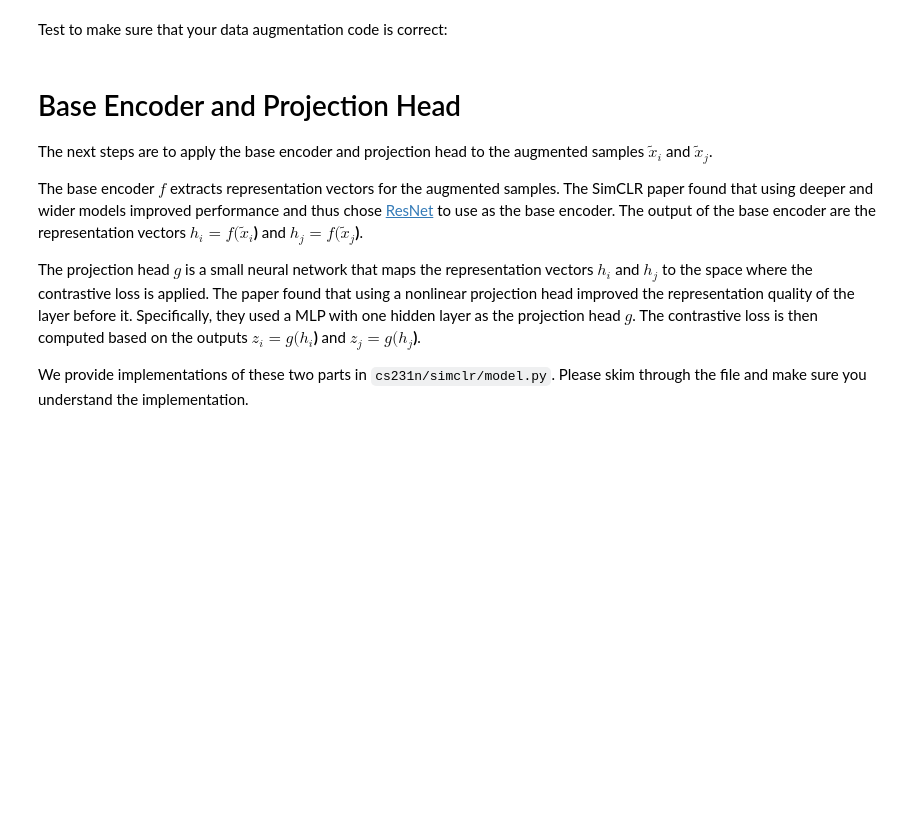
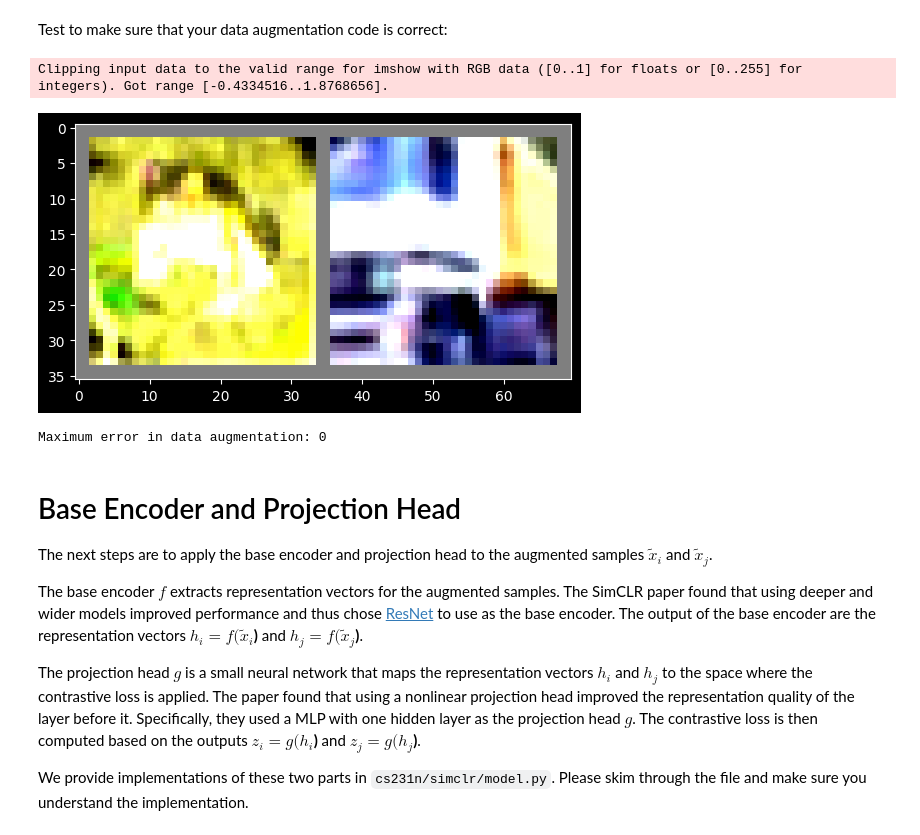
Before and after one commit to LiAuTraver/cs231n, a Jupyter notebook: assignment3/Self_Supervised_Learning.ipynb, the cells around one changed output. Cells and saved outputs as stored; diff of their text form; code cells hidden in the pictures; blank space fills up the shorter version.

```diff
--- a/assignment3/Self_Supervised_Learning.ipynb
+++ b/assignment3/Self_Supervised_Learning.ipynb
@@ -109,27 +143,37 @@ from cs231n.simclr.contrastive_loss import *
 
 answers = torch.load('simclr_sanity_check.key')
 # %%
+from typing import Any
 from PIL import Image
 import torchvision
 from torchvision.datasets import CIFAR10
 
-def test_data_augmentation(correct_output=None):
-    train_transform = compute_train_transform(seed=2147483647)
-    trainset = torchvision.datasets.CIFAR10(root='./data', train=True, download=True, transform=train_transform)
-    trainloader = torch.utils.data.DataLoader(trainset, batch_size=2, shuffle=False, num_workers=2)
-    dataiter = iter(trainloader)
-    images, labels = next(dataiter)
-    img = torchvision.utils.make_grid(images)
-    img = img / 2 + 0.5     # unnormalize
-    npimg = img.numpy()
-    plt.imshow(np.transpose(npimg, (1, 2, 0)))
-    plt.show()
-    output = images
 
-    print("Maximum error in data augmentation: %g"%rel_error( output.numpy(), correct_output.numpy()))
+def test_data_augmentation(correct_output: Any = None):
+  train_transform = compute_train_transform(seed=2147483647)
+  trainset = torchvision.datasets.CIFAR10(
+    root='./data', train=True, download=True, transform=train_transform)
+  trainloader = torch.utils.data.DataLoader(
+    trainset, batch_size=2, shuffle=False, num_workers=2)
+  dataiter = iter(trainloader)
+  images, labels = next(dataiter)
+  img = torchvision.utils.make_grid(images)
+  img = img / 2 + 0.5     # unnormalize
+  npimg = img.numpy()
+  plt.imshow(np.transpose(npimg, (1, 2, 0)))
+  plt.show()
+  output = images
+
+  print("Maximum error in data augmentation: %g" %
+        rel_error(output.numpy(), correct_output.numpy()))
+
 
 # Should be less than 1e-07.
 test_data_augmentation(answers['data_augmentation'])
+# %% [output]
+Clipping input data to the valid range for imshow with RGB data ([0..1] for floats or [0..255] for integers). Got range [-0.4334516..1.8768656].
+[figure, added]
+Maximum error in data augmentation: 0
 # %% [markdown]
 # Base Encoder and Projection Head
 The next steps are to apply the base encoder and projection head to the augmented samples **$\tilde{x}_i$** and **$\tilde{x}_j$**.
```
Also changed, not shown: parts of 14 cells of this notebook, 11 other files.
